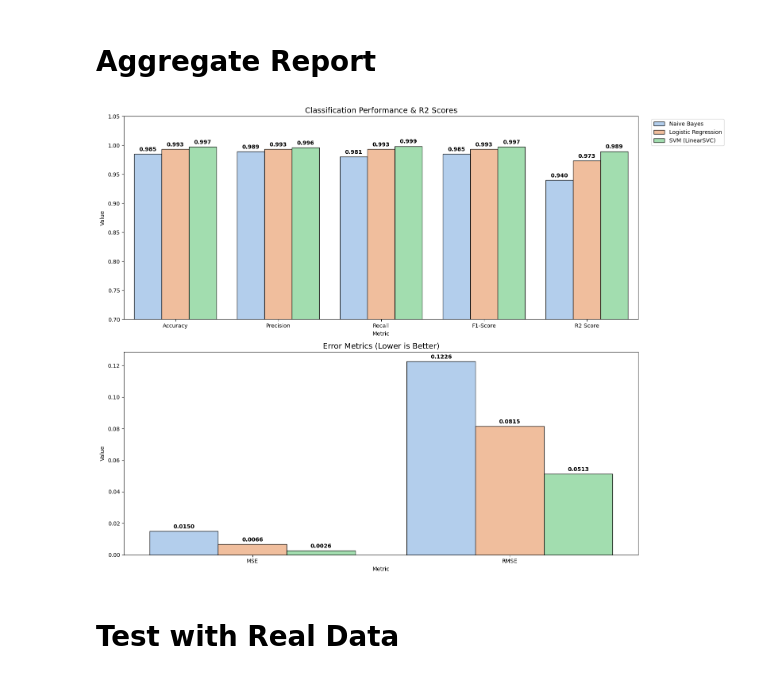
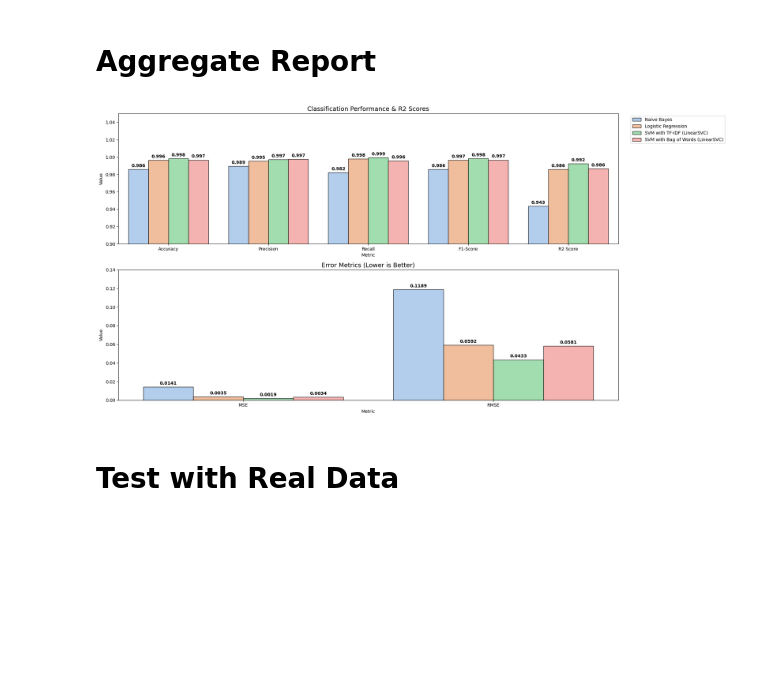
Before and after one commit to ashishsantikari/project-nlp-challenge, a Jupyter notebook: solution.ipynb, the cells around one changed output. Drawn from its saved outputs; the diff is of its cells as text; code cells hidden in the pictures; blank space fills up the shorter version.

```diff
--- a/solution.ipynb
+++ b/solution.ipynb
@@ -446,0 +549,20 @@ weighted avg       0.99      0.98      0.98      7989
+# %%
+# Grid Search
+from sklearn.model_selection import GridSearchCV
+from sklearn.svm import LinearSVC
+
+param_grid_svm = {
+    'penalty': ['l1'],
+    'dual': [False],
+    'max_iter': [2000, 3000, 4000]
+}
+
+grid_search_svm = GridSearchCV(LinearSVC(), param_grid_svm, cv=5, scoring='accuracy')
+
+print("Performing grid search...")
+grid_search_svm.fit(X_C_train, y_train)
+print("Grid search completed")
+print("Best parameters: ", grid_search_svm.best_params_)
+print("Best score: ", grid_search_svm.best_score_)
+
+svm_best_model = grid_search_svm.best_estimator_
@@ -462,0 +576,14 @@ Support Vector Machines Cross-Validation Scores: [0.99765295 0.99734001 0.997340
+# %%
+from sklearn.metrics import classification_report, accuracy_score, r2_score, confusion_matrix
+
+# 4. Predict and Evaluate
+y_pred_svm = svm_best_model.predict(X_C_test)
+
+#5. print summary
+print("Logistic Regression Performance Summary:")
+print(f"Classification Report\n{classification_report(y_test, y_pred_svm)}\n")
+print(f"R2 Score: {r2_score(y_test, y_pred_svm)}\n")
+print(f"Confusion Matrix\n")
+display(confusion_matrix(y_test, y_pred_svm))
+
+plot_metrics("SVM with TF-IDF (LinearSVC) Performance", y_test, y_pred_svm)
@@ -473,7 +619,8 @@ import numpy as np
 model_results = [
     ('Naive Bayes', y_pred_nb),
     ('Logistic Regression', y_pred_lr),
-    ('SVM (LinearSVC)', y_pred_svm)
+    ('SVM with TF-IDF (LinearSVC)', y_pred_svm),
+    ('SVM with Bag of Words (LinearSVC)', y_pred_svm_bow)
 ]
 
 # Gather metrics for each model
@@ -494,36 +641,37 @@ for name, pred in model_results:
 # Convert to DataFrame
 df_all = pd.DataFrame(metrics_data)
 
 # Move R2 Score to the error metrics plot or keep it in scores with a wider scale
 # Let's keep R2 Score in ax1 but expand the Y-axis limit
 score_metrics = ['Accuracy', 'Precision', 'Recall', 'F1-Score', 'R2 Score']
 error_metrics = ['MSE', 'RMSE']
 
 df_scores = df_all.melt(id_vars='Model', value_vars=score_metrics, var_name='Metric', value_name='Value')
 df_errors = df_all.melt(id_vars='Model', value_vars=error_metrics, var_name='Metric', value_name='Value')
 
 # Create subplots
-fig, (ax1, ax2) = plt.subplots(2, 1, figsize=(16, 12))
+fig, (ax1, ax2) = plt.subplots(2, 1, figsize=(20, 10))
 
 # Plot Scores - Adjusted Y-limit to catch lower R2 scores
 sns.barplot(data=df_scores, x='Metric', y='Value', hue='Model', palette='pastel', ax=ax1, edgecolor='black', alpha=0.9)
 for container in ax1.containers:
     ax1.bar_label(container, fmt='%.3f', padding=3, fontweight='bold')
 ax1.set_title('Classification Performance & R2 Scores', fontsize=14)
-ax1.set_ylim(0.7, 1.05) # Lowered limit to make R2 visible for all models
+ax1.set_ylim(0.9, 1.05) # Lowered limit to make R2 visible for all models
 ax1.legend(bbox_to_anchor=(1.02, 1), loc='upper left')
 
 # Plot Errors
 sns.barplot(data=df_errors, x='Metric', y='Value', hue='Model', palette='pastel', ax=ax2, edgecolor='black', alpha=0.9)
 for container in ax2.containers:
     ax2.bar_label(container, fmt='%.4f', padding=3, fontweight='bold')
 ax2.set_title('Error Metrics (Lower is Better)', fontsize=14)
+ax2.set_ylim(0.0, 0.14) # Lowered limit to make R2 visible for all models
 ax2.legend().set_visible(False)
 
 plt.tight_layout()
 plt.show()
 # %% [output]
-[figure, old version]
+[figure, new version]
 # %% [markdown]
 # Test with Real Data
 # %%
```
Also changed, not shown: parts of 34 cells of this notebook.
